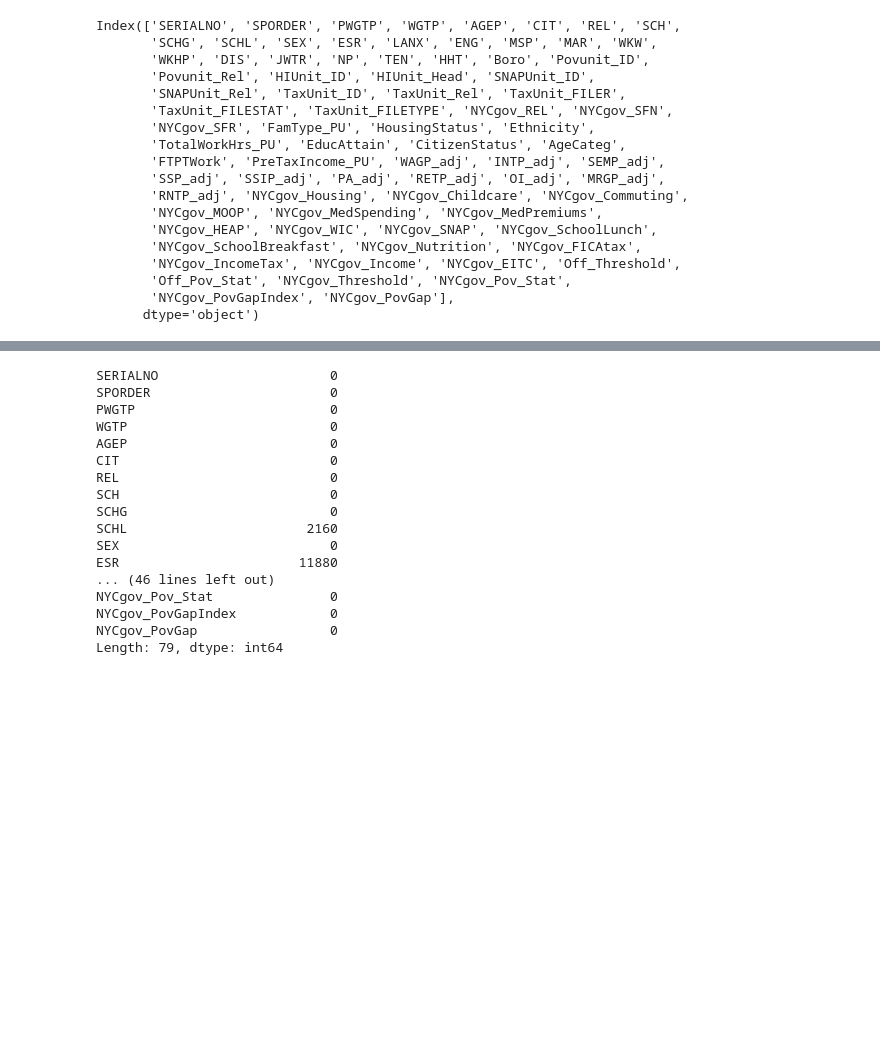
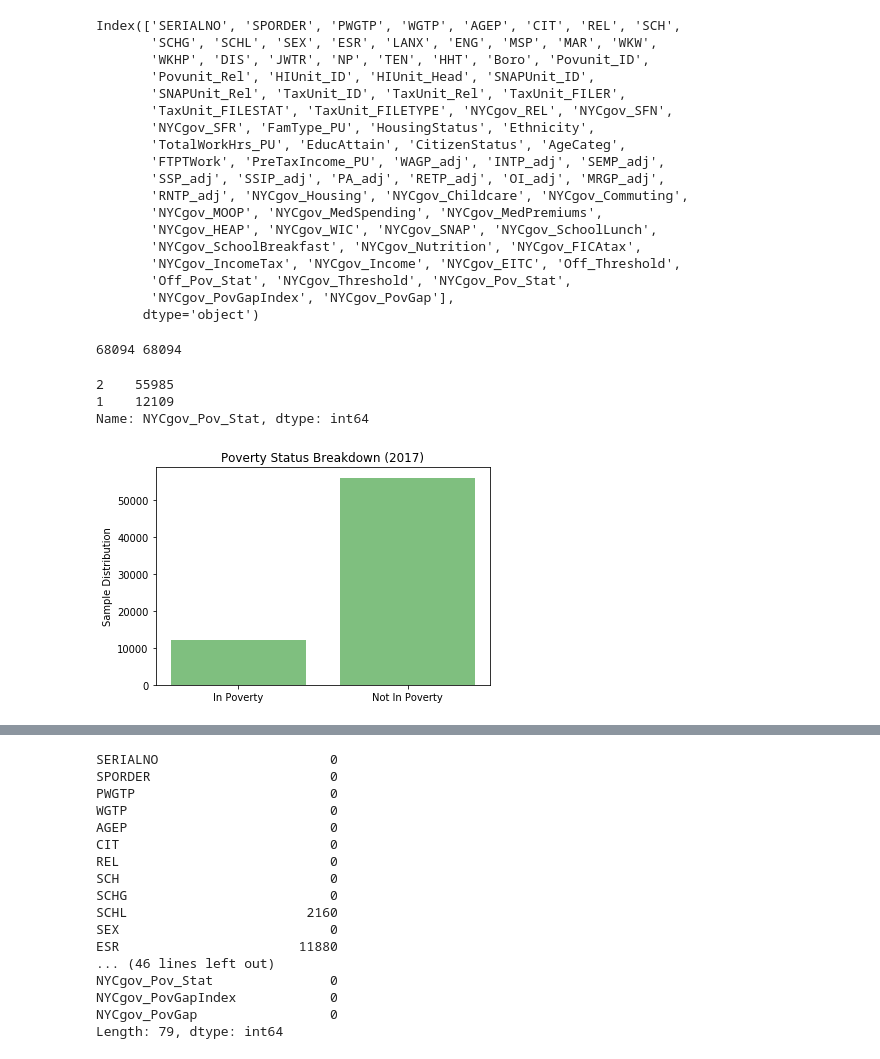
Before and after one commit to jkarma0920/ClassificationProject, a Jupyter notebook: Logistic_Clean.ipynb, the cells around one changed output, grey strips where cells are left out. Drawn from its saved outputs; the diff is of its cells as text; code cells hidden in the pictures; blank space fills up the shorter version.

```diff
--- a/Logistic_Clean.ipynb
+++ b/Logistic_Clean.ipynb
@@ -102,3 +90,26 @@ Index(['SERIALNO', 'SPORDER', 'PWGTP', 'WGTP', 'AGEP', 'CIT', 'REL', 'SCH',
        'Off_Pov_Stat', 'NYCgov_Threshold', 'NYCgov_Pov_Stat',
        'NYCgov_PovGapIndex', 'NYCgov_PovGap'],
       dtype='object')
+# %%
+print((data['NYCgov_Pov_Stat'] == 1).count(), len(data['NYCgov_Pov_Stat'] == 2))
+# %% [output]
+68094 68094
+# %%
+data['NYCgov_Pov_Stat'].value_counts()
+# %% [output]
+2    55985
+1    12109
+Name: NYCgov_Pov_Stat, dtype: int64
+# %%
+objects = ('In Poverty', 'Not In Poverty')
+y_pos = np.arange(len(objects))
+performance = [12109,55985]
+
+plt.bar(y_pos, performance, align='center', alpha=0.5, color = 'g')
+color = 'g'
+plt.xticks(y_pos, objects)
+plt.ylabel('Sample Distribution')
+plt.title('Poverty Status Breakdown (2017)')
+plt.show()
+# %% [output]
+[figure, added]
```
Also changed, not shown: parts of 18 cells of this notebook, 1 other file.
